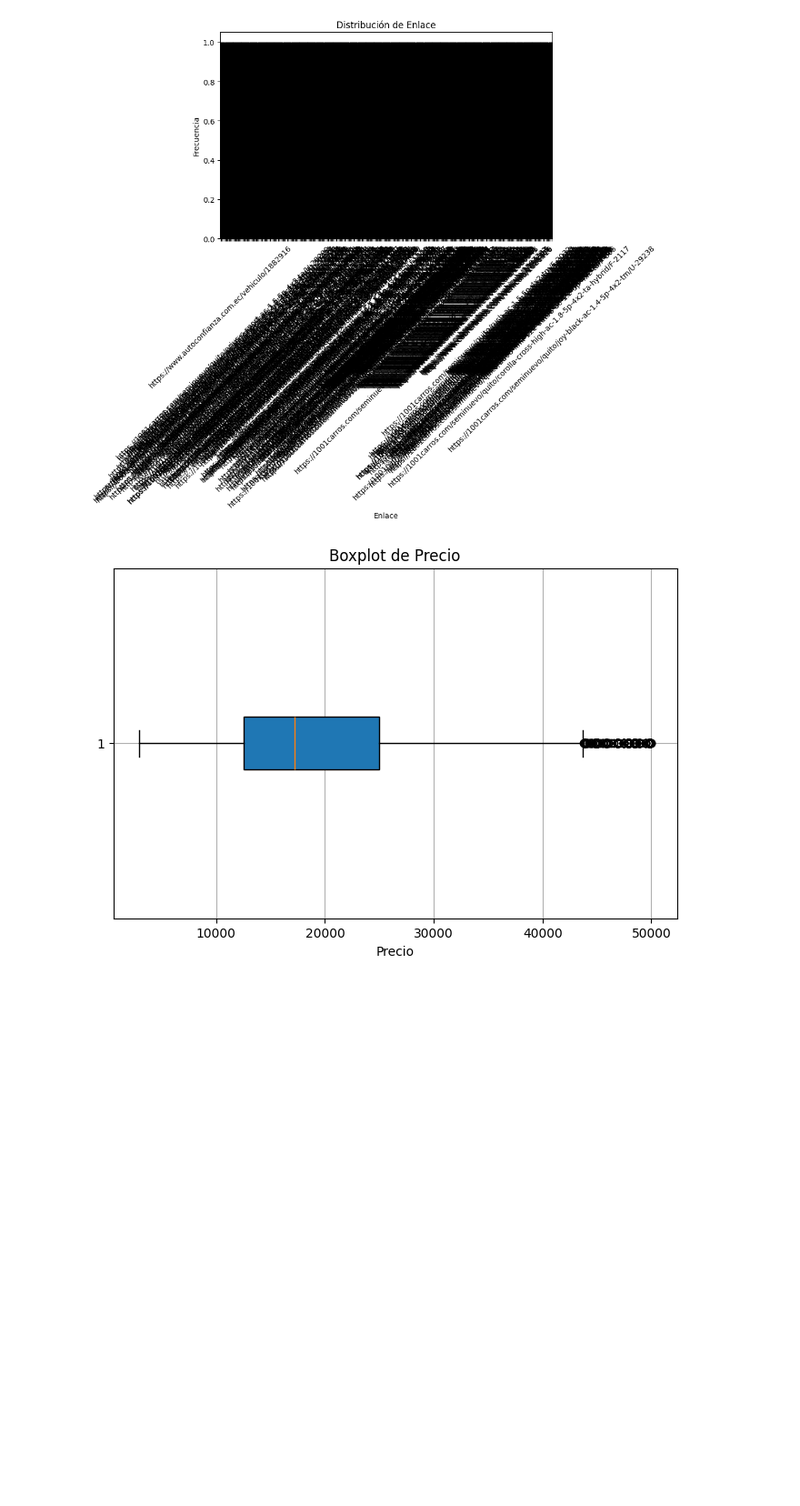
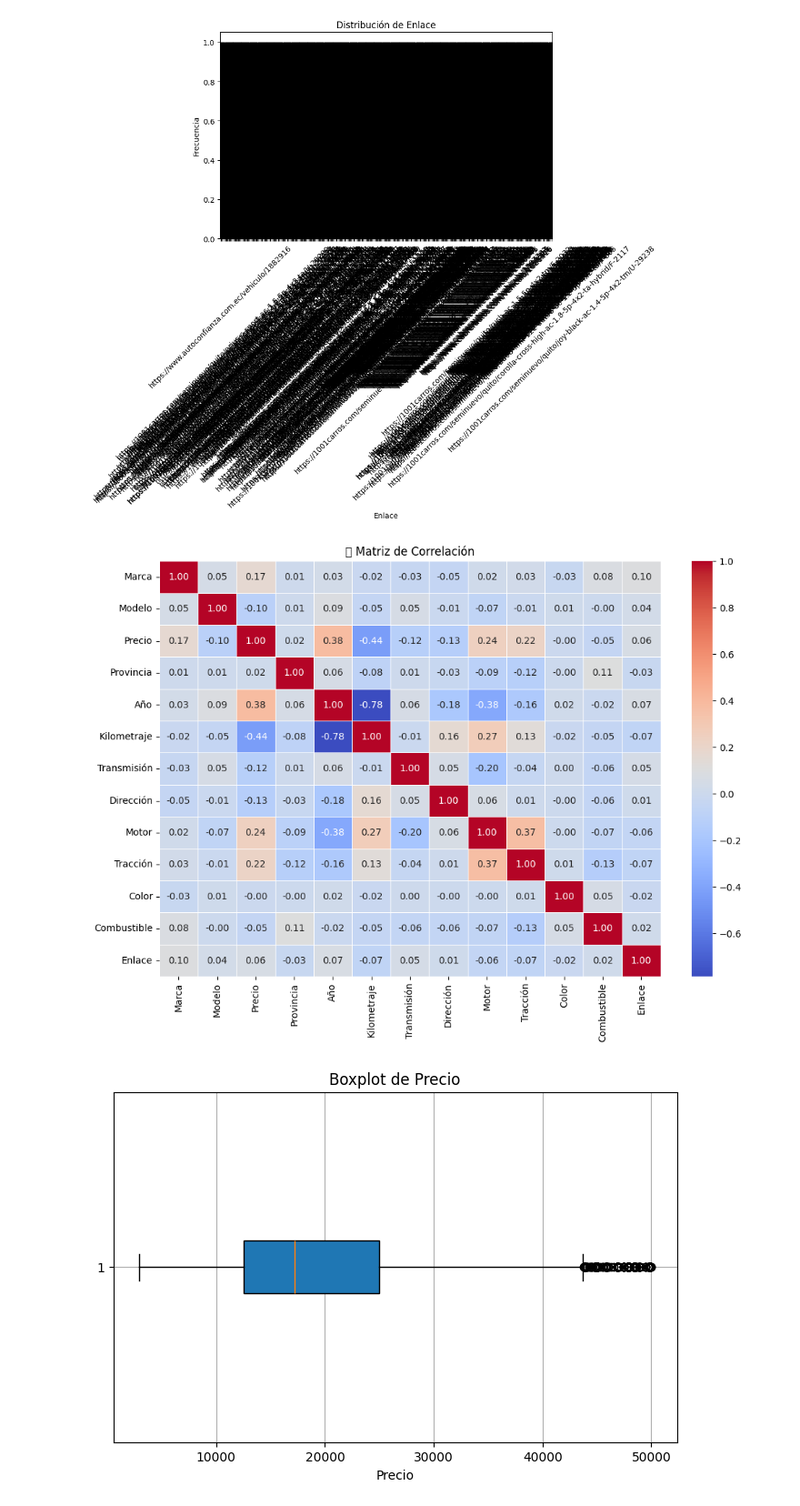
Before and after one commit to EcuAutoPredictor/Project_EcuAutoPredictor, a Jupyter notebook: web_scraping_project/notebooks/graficas.ipynb, the cells around one changed output. Shown at 91% size. Cells and saved outputs as stored; diff of their text form; code cells hidden in the pictures; blank space fills up the shorter version.

```diff
--- a/web_scraping_project/notebooks/graficas.ipynb
+++ b/web_scraping_project/notebooks/graficas.ipynb
@@ -43,6 +43,30 @@ for columna in df.columns:
 [figure]
 [figure]
 [figure]
+# %%
+import pandas as pd
+import numpy as np
+import matplotlib.pyplot as plt
+import seaborn as sns
+
+# 🔹 CARGA TU DATASET (REEMPLAZA CON TU ARCHIVO REAL)
+df = pd.read_csv("data/archivo_unido_FINAL3.csv")  # Asegúrate de poner la ruta correcta
+
+# 🔹 CONVERTIR VARIABLES CATEGÓRICAS A NÚMEROS (SI ES NECESARIO)
+df_encoded = df.copy()
+for col in df.select_dtypes(include=['object']).columns:
+    df_encoded[col] = df_encoded[col].astype('category').cat.codes  # Convierte las categorías a números
+
+# 🔹 CALCULAR MATRIZ DE CORRELACIÓN
+corr_matrix = df_encoded.corr()
+
+# 🔹 GRAFICAR MATRIZ DE CORRELACIÓN
+plt.figure(figsize=(12, 8))
+sns.heatmap(corr_matrix, annot=True, fmt=".2f", cmap="coolwarm", linewidths=0.5)
+plt.title("🔹 Matriz de Correlación")
+plt.show()
+# %% [output]
+[figure, added]
 # %%
 #!pip install matplotlib
 # %%
```
Also changed, not shown: 7 other files.
